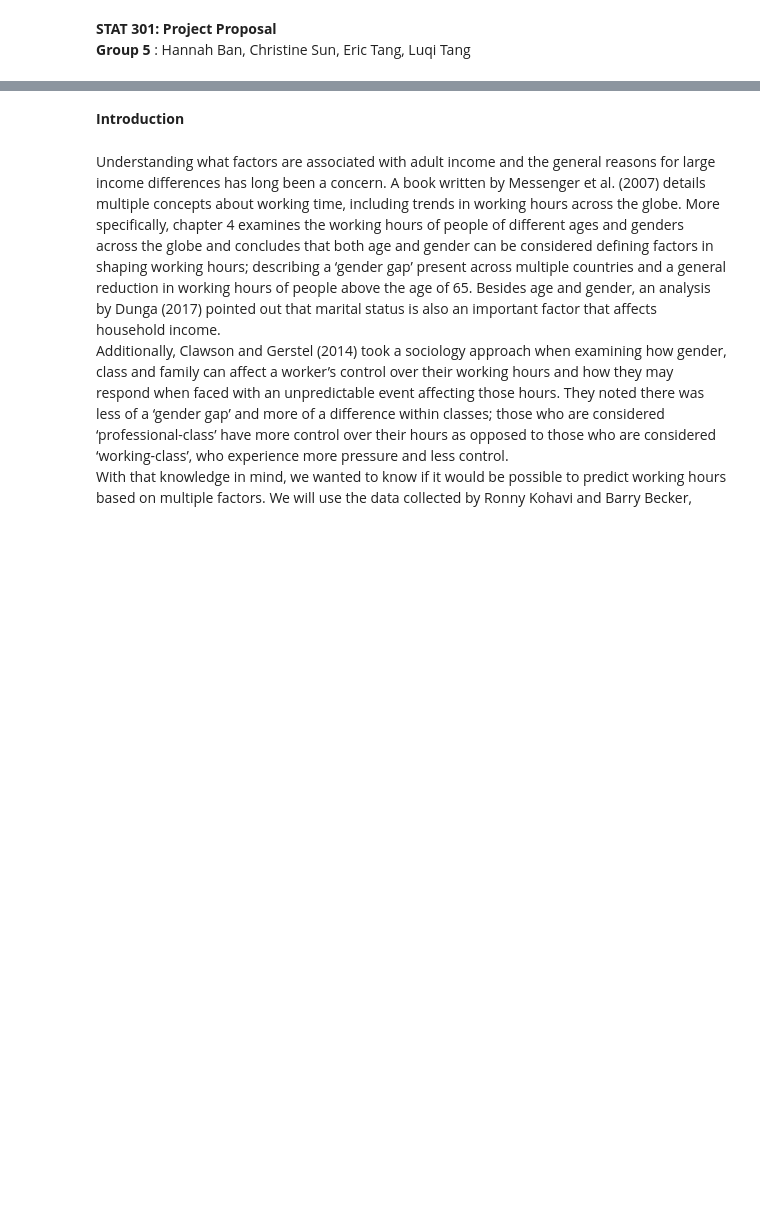
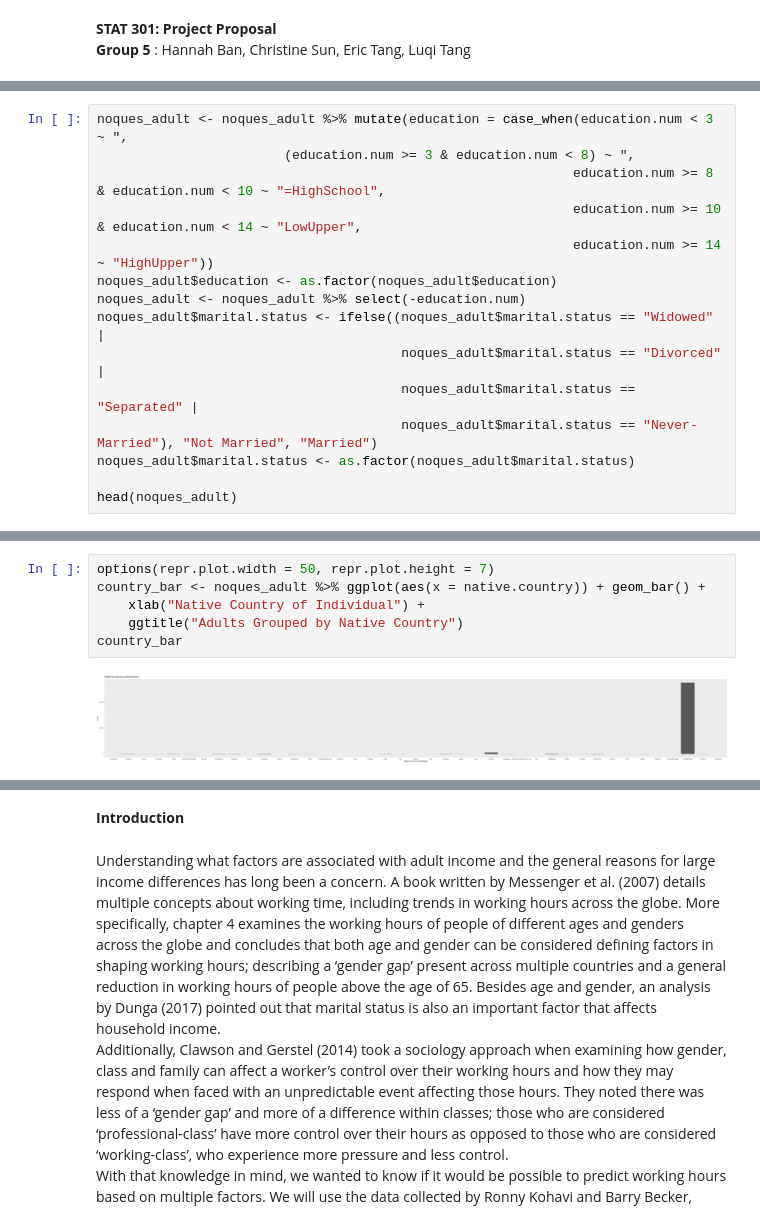
Before and after one commit to Chri-Sun/STAT301_Project, a Jupyter notebook: Proposal.ipynb, the cells around one changed output, grey strips where cells are left out. Drawn from its saved outputs; the diff is of its cells as text; blank space fills up the shorter version.

```diff
--- a/Proposal.ipynb
+++ b/Proposal.ipynb
@@ -5,0 +151,15 @@ library(tidyverse)
+# %%
+noques_adult <- noques_adult %>% mutate(education = case_when(education.num < 3 ~ ",
+                        (education.num >= 3 & education.num < 8) ~ ",
+                                                             education.num >= 8 & education.num < 10 ~ "=HighSchool",
+                                                             education.num >= 10 & education.num < 14 ~ "LowUpper",
+                                                             education.num >= 14 ~ "HighUpper"))
+noques_adult$education <- as.factor(noques_adult$education)
+noques_adult <- noques_adult %>% select(-education.num)
+noques_adult$marital.status <- ifelse((noques_adult$marital.status == "Widowed" |
+                                       noques_adult$marital.status == "Divorced" |
+                                       noques_adult$marital.status == "Separated" |
+                                       noques_adult$marital.status == "Never-Married"), "Not Married", "Married")
+noques_adult$marital.status <- as.factor(noques_adult$marital.status)
+
+head(noques_adult)
@@ -5,0 +176,8 @@ library(tidyverse)
+# %%
+options(repr.plot.width = 50, repr.plot.height = 7)
+country_bar <- noques_adult %>% ggplot(aes(x = native.country)) + geom_bar() +
+    xlab("Native Country of Individual") +
+    ggtitle("Adults Grouped by Native Country")
+country_bar
+# %% [output]
+[figure, added]
```
Also changed, not shown: parts of 19 cells of this notebook.
